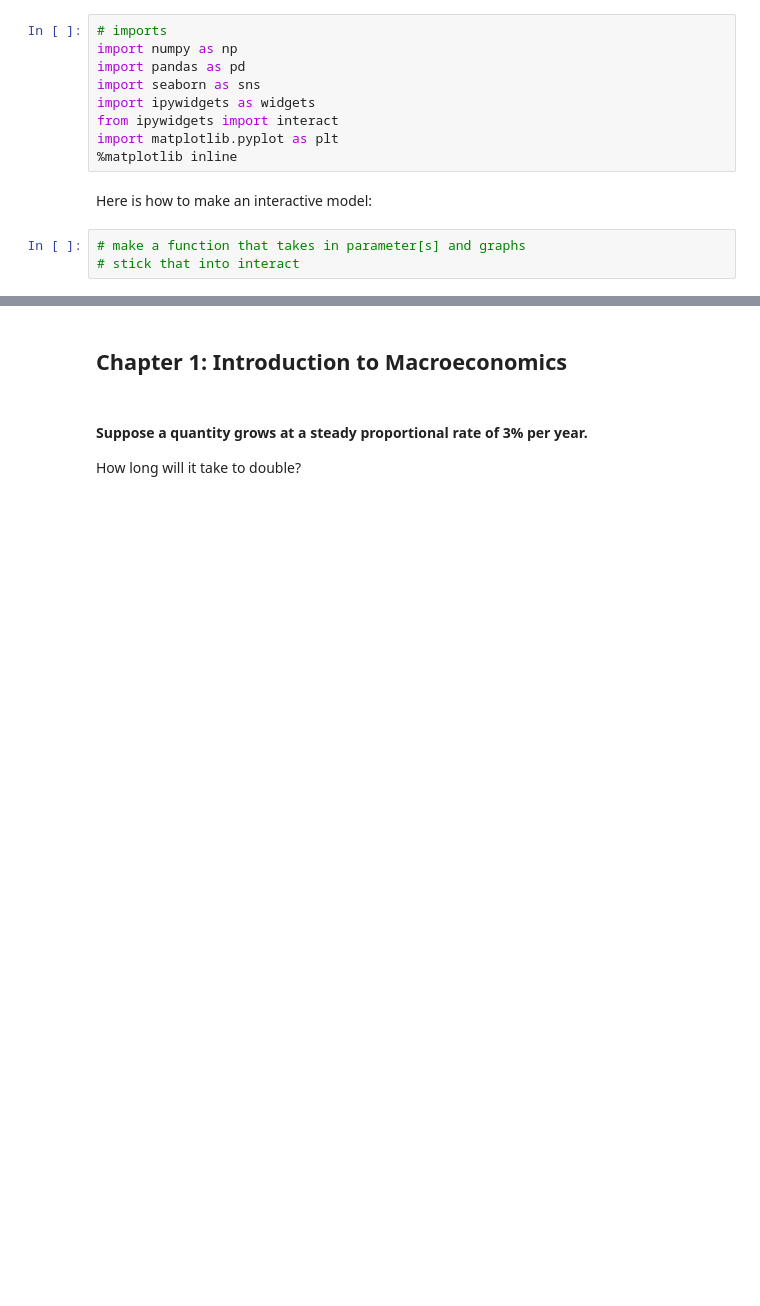
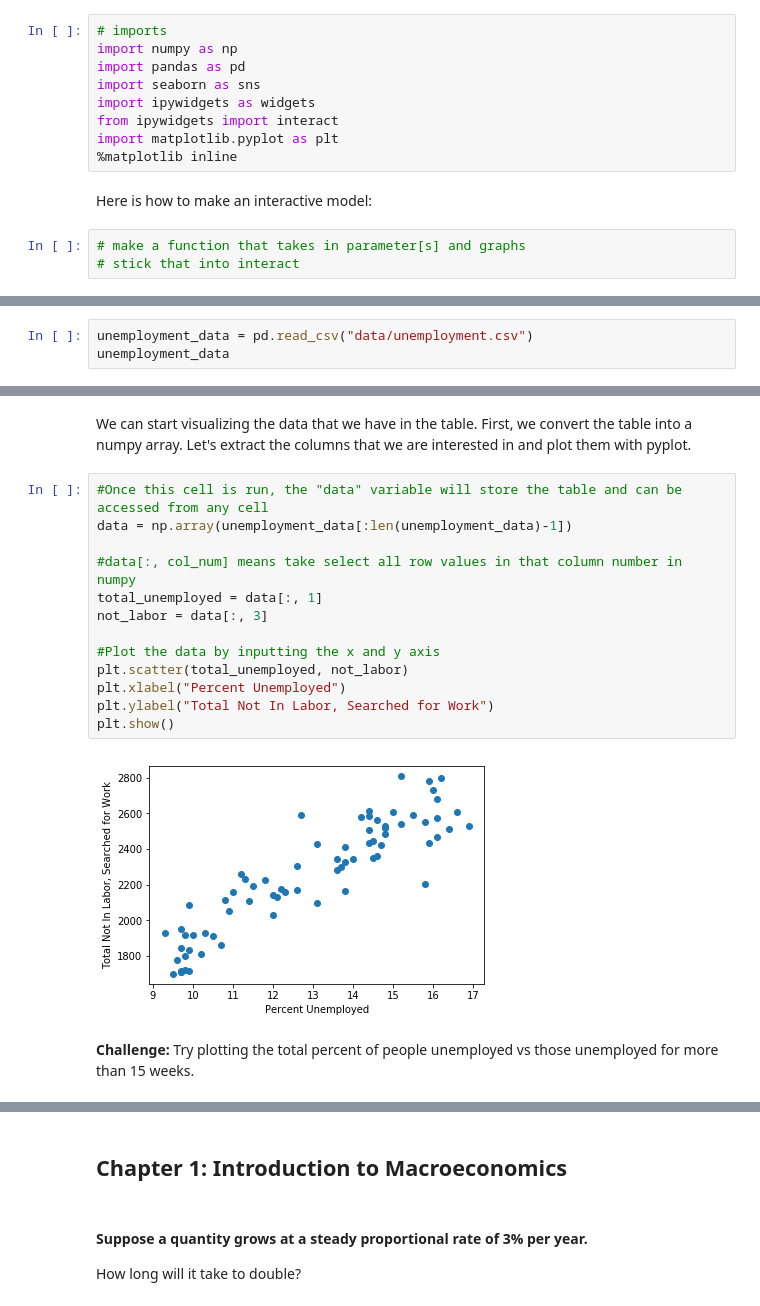
Before and after one commit to ds-modules/ECON-101B, a Jupyter notebook: Intro/intro.ipynb, the cells around one changed output, grey strips where cells are left out. Drawn from its saved outputs; the diff is of its cells as text; blank space fills up the shorter version.

Commit message:
'added intro cells'

```diff
--- a/Intro/intro.ipynb
+++ b/Intro/intro.ipynb
@@ -25,0 +280,3 @@ Here is how to make an interactive model:
+# %%
+unemployment_data = pd.read_csv("data/unemployment.csv")
+unemployment_data
@@ -25,0 +302,19 @@ Here is how to make an interactive model:
+# %% [markdown]
+We can start visualizing the data that we have in the table. First, we convert the table into a numpy array. Let's extract the columns that we are interested in and plot them with pyplot.
+# %%
+#Once this cell is run, the "data" variable will store the table and can be accessed from any cell
+data = np.array(unemployment_data[:len(unemployment_data)-1])
+
+#data[:, col_num] means take select all row values in that column number in numpy
+total_unemployed = data[:, 1]
+not_labor = data[:, 3]
+
+#Plot the data by inputting the x and y axis
+plt.scatter(total_unemployed, not_labor)
+plt.xlabel("Percent Unemployed")
+plt.ylabel("Total Not In Labor, Searched for Work")
+plt.show()
+# %% [output]
+[figure, added]
+# %% [markdown]
+**Challenge:** Try plotting the total percent of people unemployed vs those unemployed for more than 15 weeks.
```
Also changed, not shown: parts of 55 cells of this notebook, 1 other file.
